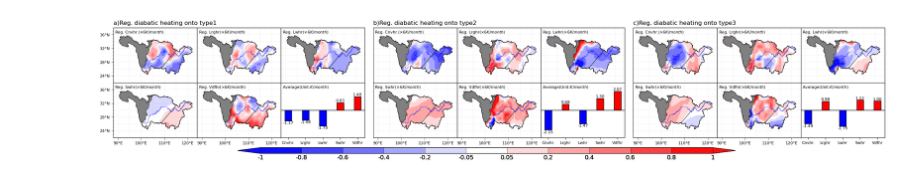
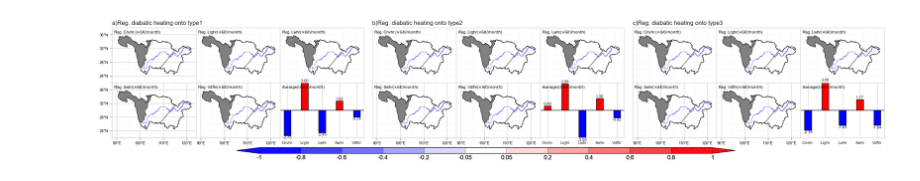
Before and after one commit to hhhopsong/work, a Jupyter notebook: Meteorological/p2/加热率收支.ipynb, the cells around one changed output. Drawn from its saved outputs; the diff is of its cells as text; code cells hidden in the pictures.

```diff
--- a/Meteorological/p2/加热率收支.ipynb
+++ b/Meteorological/p2/加热率收支.ipynb
@@ -120,9 +120,9 @@ for KType in tq.trange(1, 4):
         reg_map_ = masked(reg_map, r'D:\PyFile\map\self\长江_TP\长江_tp.shp')
     interp_lon = np.linspace(88, 124, 1000)
     interp_lat = np.linspace(22, 38, 500)
-    reg_ = masked(reg_map.interp(lon=interp_lon, lat=interp_lat), r"D:\PyFile\map\地图边界数据\长江区1：25万界线数据集（2002年）\长江区.shp").sel(type=KType,level=np.array([850, 900])*100).mean(dim='level')
-    reg = reg_map_.sel(type=KType, level=np.array([850, 900])*100).mean(dim='level')
-    corr = corr_map.sel(type=KType, level=np.array([850, 900])*100)
+    reg_ = masked(reg_map.interp(lon=interp_lon, lat=interp_lat), r"D:\PyFile\map\地图边界数据\长江区1：25万界线数据集（2002年）\长江区.shp").sel(type=KType,level=np.array([1000])*100).mean(dim='level')
+    reg = reg_map_.sel(type=KType, level=np.array([1000])*100).mean(dim='level')
+    corr = corr_map.sel(type=KType, level=np.array([1000])*100)
     for ipic in tq.trange(5):
         ax1 = fig.add_subplot(gs[pic_loc[KType-1][ipic]], projection=ccrs.PlateCarree(central_longitude=180 - 70))
         if ipic==0:ax1.set_title(f"{chr(ord('a') + KType - 1)})Reg. diabatic heating onto type{KType}", fontsize=12, loc='left')
@@ -139,7 +139,7 @@ for KType in tq.trange(1, 4):
         #lev= 10
         contf = ax1.contourf(reg_['lon'], reg_['lat'], reg_[var[ipic]] * 31,
                              cmap=cmaps.GMT_polar[0:9] + cmaps.CBR_wet[0] + cmaps.GMT_polar[11:],
-                             levels=lev[ipic], extend='both', transform=ccrs.PlateCarree(central_longitude=0))
+                             levels=lev[ipic], extend='both', transform=ccrs.PlateCarree(central_longitude=180))
         ####
         ax1.add_geometries(Reader(r'D:\PyFile\map\self\长江_TP\长江_tp.shp').geometries(), ccrs.PlateCarree(),
                            facecolor='none', edgecolor='black', linewidth=.5)
@@ -250,31 +250,31 @@ plt.show()
 # # 在计算完三个变量之后添加以下代码
 #
 # # 准备绘图数据
 # variables = ['cnvhr', 'lrghr', 'lwhr', 'swhr', 'vdfhr']
 # values = [cnvhr, lrghr, lwhr, swhr, vdfhr]
 # colors = ['red' if val > 0 else 'blue' for val in values]
 #
 # # 创建柱状图
 # fig, ax = plt.subplots(figsize=(16, 9))
 # # 添加标题和网格
 # ax.set_title('a)Heating rate', pad=20, fontsize=14, fontweight='bold', loc='left')
 # ax.grid(True, linestyle='--', zorder=0, axis='y')
 #
 # bars = ax.bar(range(5), values, width=0.4, color=colors, edgecolor='black', zorder=2)
 #
 # # 设置坐标轴标签
 # ax.set_xticks(range(5))
 # ax.set_xticklabels([i for i in var_out], fontsize=12)
 #
 # # 设置y轴范围
 # ymax = 3
 # ax.set_ylim(-ymax, ymax)
 #
 # # 添加零线
 # ax.axhline(0, color='black', lw=1)
 #
 # plt.tight_layout()
 # plt.savefig(f'D:/PyFile/p2/pic/辐射收支type{KType}_bar.pdf', dpi=600, bbox_inches='tight')
 # plt.show()
 # %% [output]
-[figure, old version]
+[figure, new version]
```
Also changed, not shown: 15 other files.
